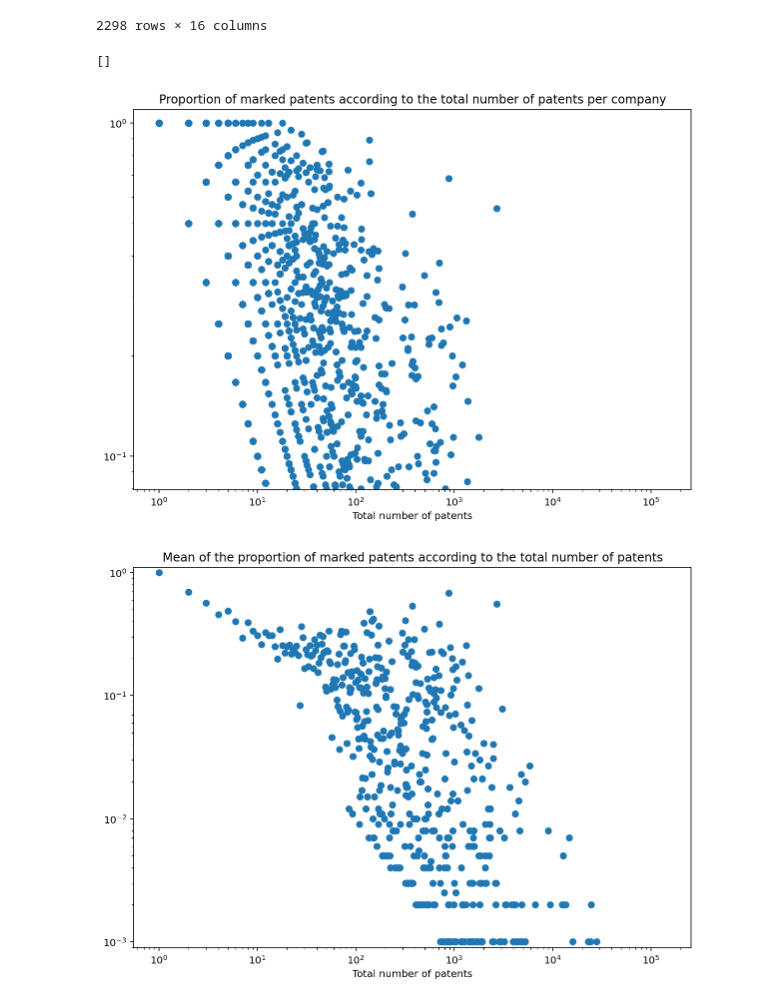
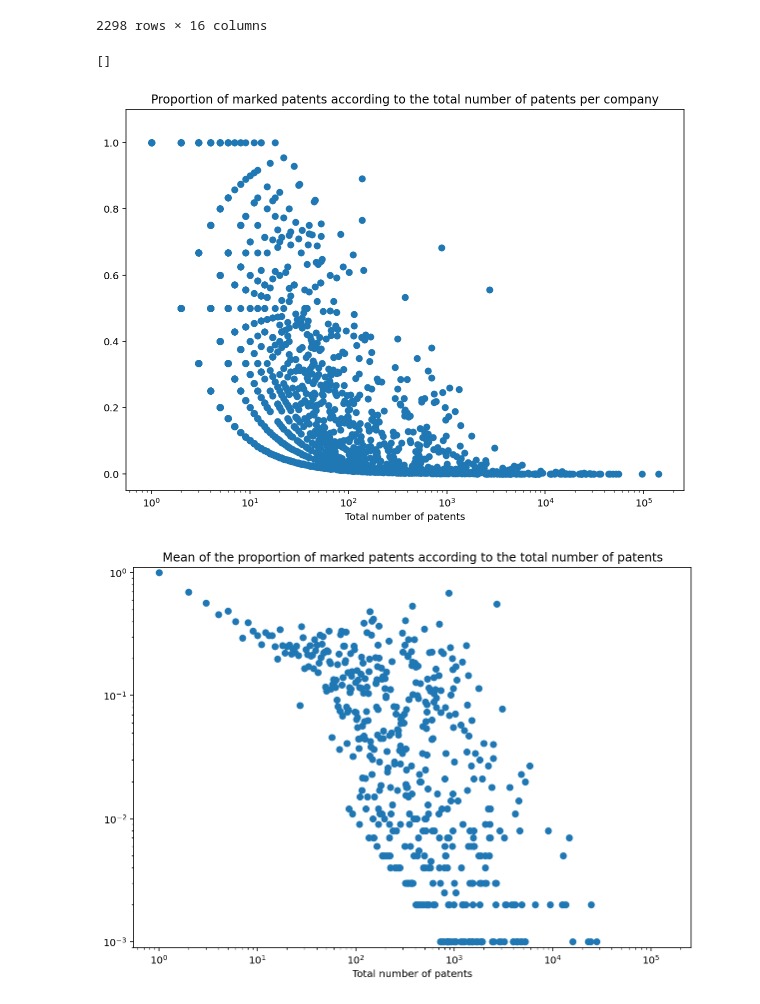
Before and after one commit to gregbellan/MODS208, a Jupyter notebook: Data_description_patents.ipynb, the cells around one changed output. Cells and saved outputs as stored; diff of their text form; code cells hidden in the pictures.

```diff
--- a/Data_description_patents.ipynb
+++ b/Data_description_patents.ipynb
@@ -64,15 +64,14 @@ info_companies
 # %%
 plt.figure(figsize=(10,7))
 plt.scatter(info_companies.assignee_total_num_patents,info_companies.proportion_marked_patents,marker = 'o',label='proportion of marked patents')
 plt.xscale('log')
-plt.yscale('log')
 plt.ylim(top=1.1)
 plt.xlabel('Total number of patents')
 plt.title("Proportion of marked patents according to the total number of patents per company")
 plt.plot()
 # %% [output]
 []
-[figure, old version]
+[figure, new version]
 # %%
 mean_prop = []
 # %%
```
Also changed, not shown: parts of 4 cells of this notebook, 1 other file.
